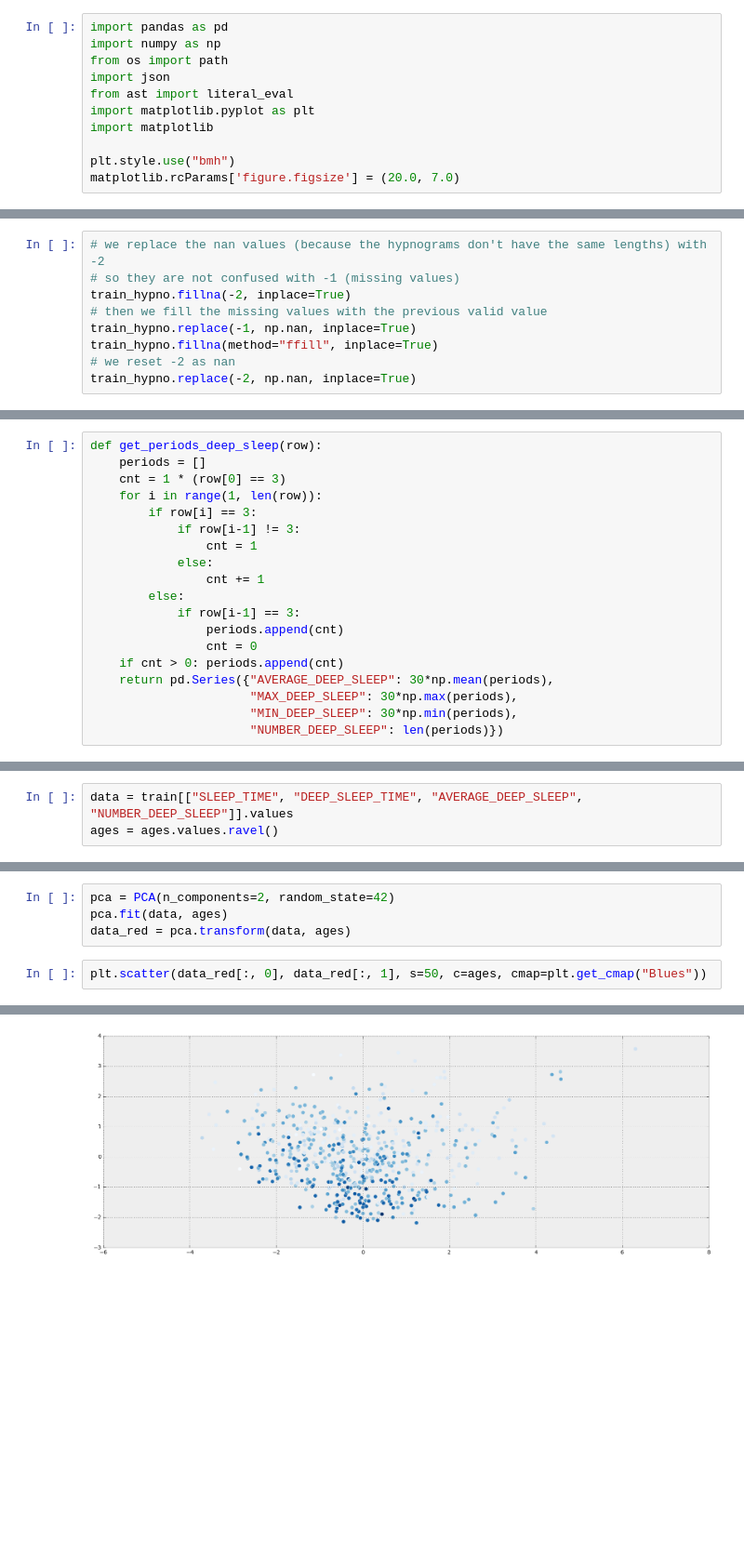
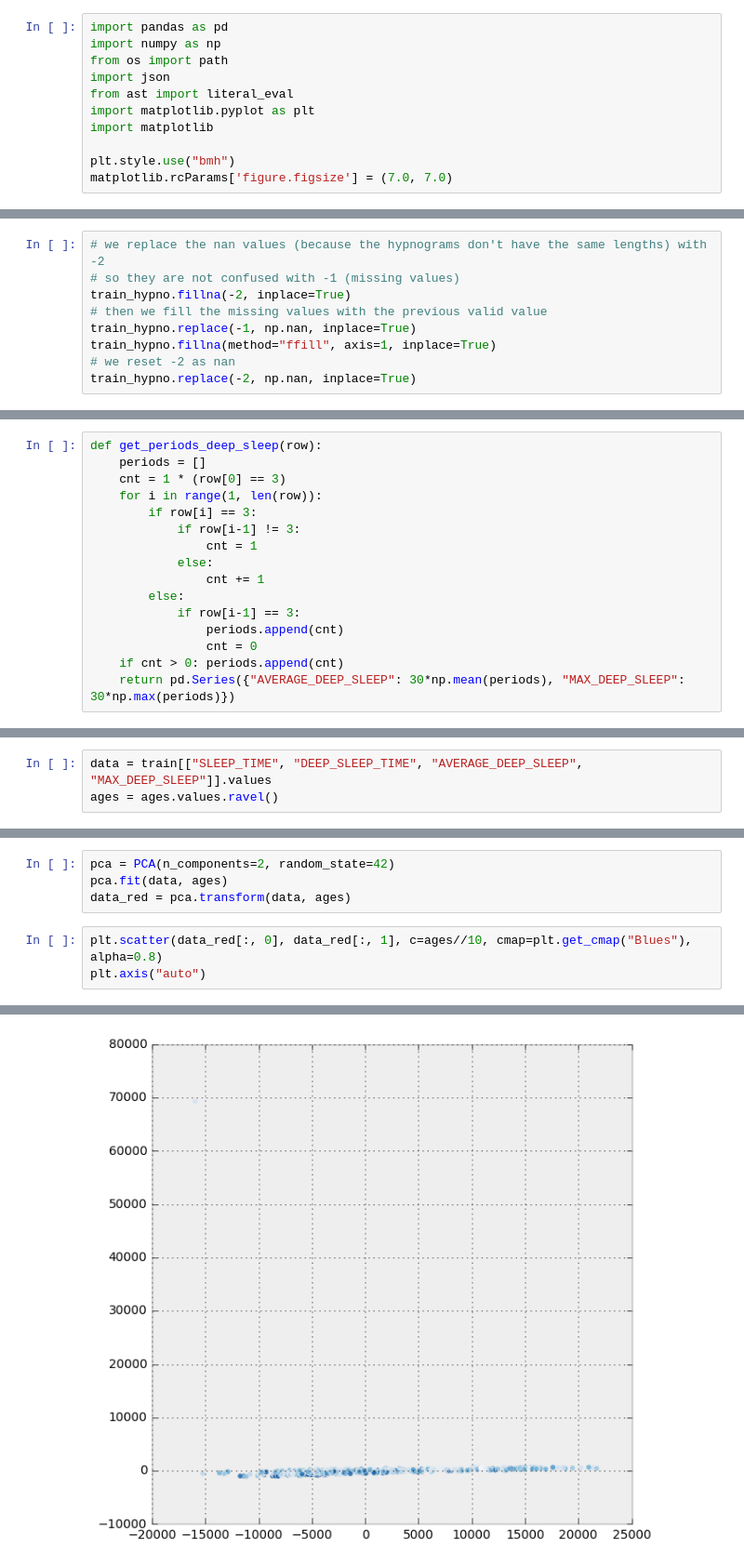
Before and after one commit to palanglois/rythmChallenge, a Jupyter notebook: hypnogram.ipynb, the cells around one changed output, grey strips where cells are left out. Shown: that part at 93% size. Drawn from its saved outputs; the diff is of its cells as text; blank space fills up the shorter version.

Commit message:
Hypno end + figures

```diff
--- a/hypnogram.ipynb
+++ b/hypnogram.ipynb
@@ -12,7 +12,7 @@ import matplotlib.pyplot as plt
 import matplotlib
 
 plt.style.use("bmh")
-matplotlib.rcParams['figure.figsize'] = (20.0, 7.0)
+matplotlib.rcParams['figure.figsize'] = (7.0, 7.0)
 # %%
 data_dir = "data"
 
@@ -34,7 +34,7 @@ train_hypno = train_hypno.apply(get_hypno)
 train_hypno.fillna(-2, inplace=True)
 # then we fill the missing values with the previous valid value
 train_hypno.replace(-1, np.nan, inplace=True)
-train_hypno.fillna(method="ffill", inplace=True)
+train_hypno.fillna(method="ffill", axis=1, inplace=True)
 # we reset -2 as nan
 train_hypno.replace(-2, np.nan, inplace=True)
 # %%
@@ -64,10 +64,7 @@ def get_periods_deep_sleep(row):
                 periods.append(cnt)
                 cnt = 0
     if cnt > 0: periods.append(cnt)
-    return pd.Series({"AVERAGE_DEEP_SLEEP": 30*np.mean(periods),
-                      "MAX_DEEP_SLEEP": 30*np.max(periods),
-                      "MIN_DEEP_SLEEP": 30*np.min(periods),
-                      "NUMBER_DEEP_SLEEP": len(periods)})
+    return pd.Series({"AVERAGE_DEEP_SLEEP": 30*np.mean(periods), "MAX_DEEP_SLEEP": 30*np.max(periods)})
 # %%
 train = train.merge(train_hypno.apply(get_periods_deep_sleep, axis=1), left_index=True, right_index=True)
 # %% [markdown]
@@ -96,7 +103,7 @@ from sklearn.ensemble import AdaBoostRegressor
 from sklearn.preprocessing import StandardScaler
 from sklearn.model_selection import train_test_split
 # %%
-data = train[["SLEEP_TIME", "DEEP_SLEEP_TIME", "AVERAGE_DEEP_SLEEP", "NUMBER_DEEP_SLEEP"]].values
+data = train[["SLEEP_TIME", "DEEP_SLEEP_TIME", "AVERAGE_DEEP_SLEEP", "MAX_DEEP_SLEEP"]].values
 ages = ages.values.ravel()
 # %%
 StdSc = StandardScaler()
@@ -108,5 +115,6 @@ pca = PCA(n_components=2, random_state=42)
 pca.fit(data, ages)
 data_red = pca.transform(data, ages)
 # %%
-plt.scatter(data_red[:, 0], data_red[:, 1], s=50, c=ages, cmap=plt.get_cmap("Blues"))
+plt.scatter(data_red[:, 0], data_red[:, 1], c=ages//10, cmap=plt.get_cmap("Blues"), alpha=0.8)
+plt.axis("auto")
 # %% [output]
@@ -114,2 +122,2 @@ plt.scatter(data_red[:, 0], data_red[:, 1], s=50, c=ages, cmap=plt.get_cmap("Blu
-[figure, old version]
+[figure, new version]
 # %%
```
Also changed, not shown: parts of 9 cells of this notebook, 6 other files.
